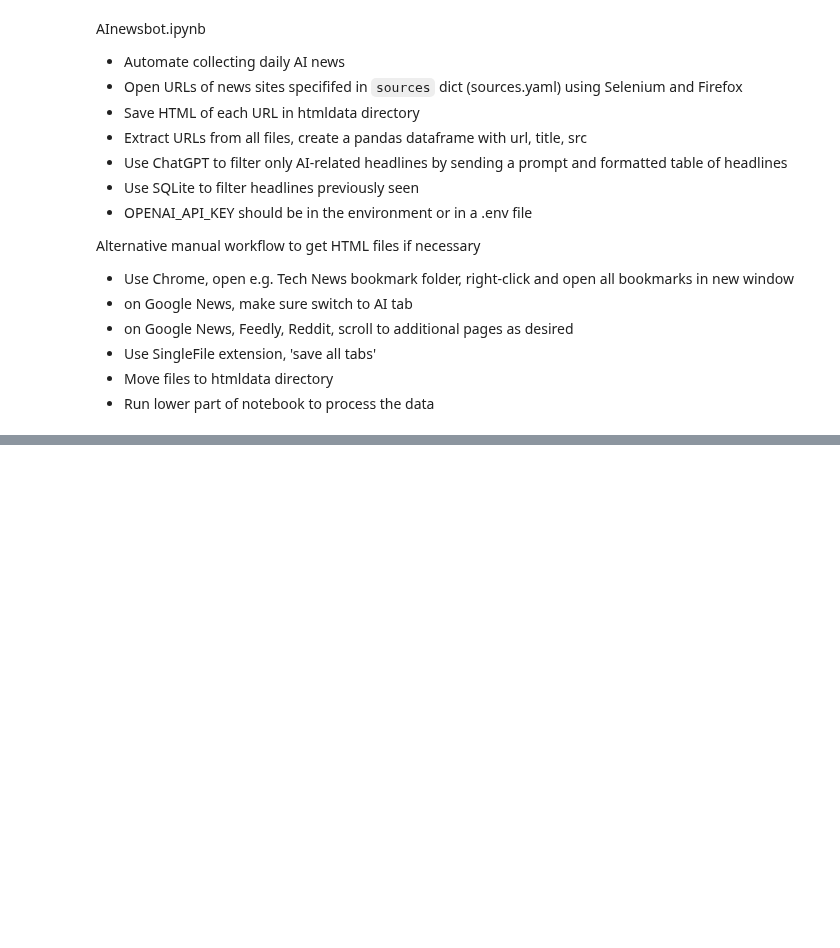
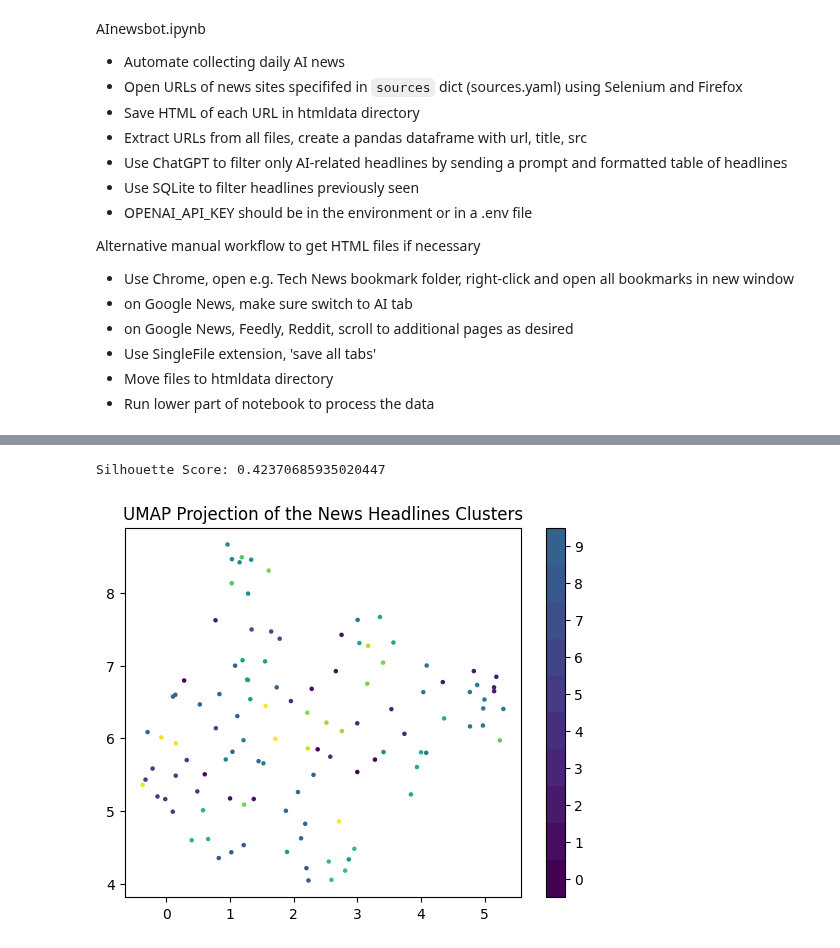
Before and after one commit to druce/AInewsbot, a Jupyter notebook: AInewsbot.ipynb, the cells around one changed output, grey strips where cells are left out. Drawn from its saved outputs; the diff is of its cells as text; code cells hidden in the pictures; blank space fills up the shorter version.

Commit message:
Update notebook with topic analysis

```diff
--- a/AInewsbot.ipynb
+++ b/AInewsbot.ipynb
@@ -964,0 +875,6 @@ print(FINAL_SUMMARY_PROMPT)
+# %%
+# merge returned df into original df
+merged_df = pd.merge(AIdf, topic_df, on="id", how="outer")
+merged_df['topic_str'] = merged_df['topics'].apply(lambda x: str([y for y in x if y.lower() not in {'ai', 'artificial intelligence'}]))
+merged_df['topic_str'] = merged_df.apply(lambda row: f'{row.title} (Topics: {row.topic_str})', axis=1)
+merged_df
@@ -964,0 +895,2 @@ print(FINAL_SUMMARY_PROMPT)
+# %%
+AIdf = merged_df
@@ -964,0 +1236,26 @@ print(FINAL_SUMMARY_PROMPT)
+# %%
+with open("umap_model.pkl", 'rb') as file:
+    # Load the model from the file
+    reducer = pickle.load(file)
+# %%
+reduced_data = reducer.transform(embedding_df)
+# %%
+# Apply a Clustering Algorithm (e.g., K-Means)
+kmeans = KMeans(n_clusters=30)  # Example with 10 clusters
+clusters = kmeans.fit_predict(reduced_data)
+
+# Evaluate the Clustering
+silhouette_avg = silhouette_score(reduced_data, clusters)
+print(f'Silhouette Score: {silhouette_avg}')
+
+# Visualization with UMAP (optional)
+reducer_2d = umap.UMAP(n_components=2)  # Reducing to 2 dimensions for visualization
+reduced_data_2d = reducer_2d.fit_transform(embedding_df)
+
+plt.scatter(reduced_data_2d[:, 0], reduced_data_2d[:, 1], c=clusters, cmap='viridis', s=5)
+plt.colorbar(boundaries=np.arange(11)-0.5).set_ticks(np.arange(10))
+plt.title('UMAP Projection of the News Headlines Clusters')
+plt.show()
+# %% [output]
+Silhouette Score: 0.42370685935020447
+[figure, added]
```
Also changed, not shown: parts of 112 cells of this notebook, 6 other files.
